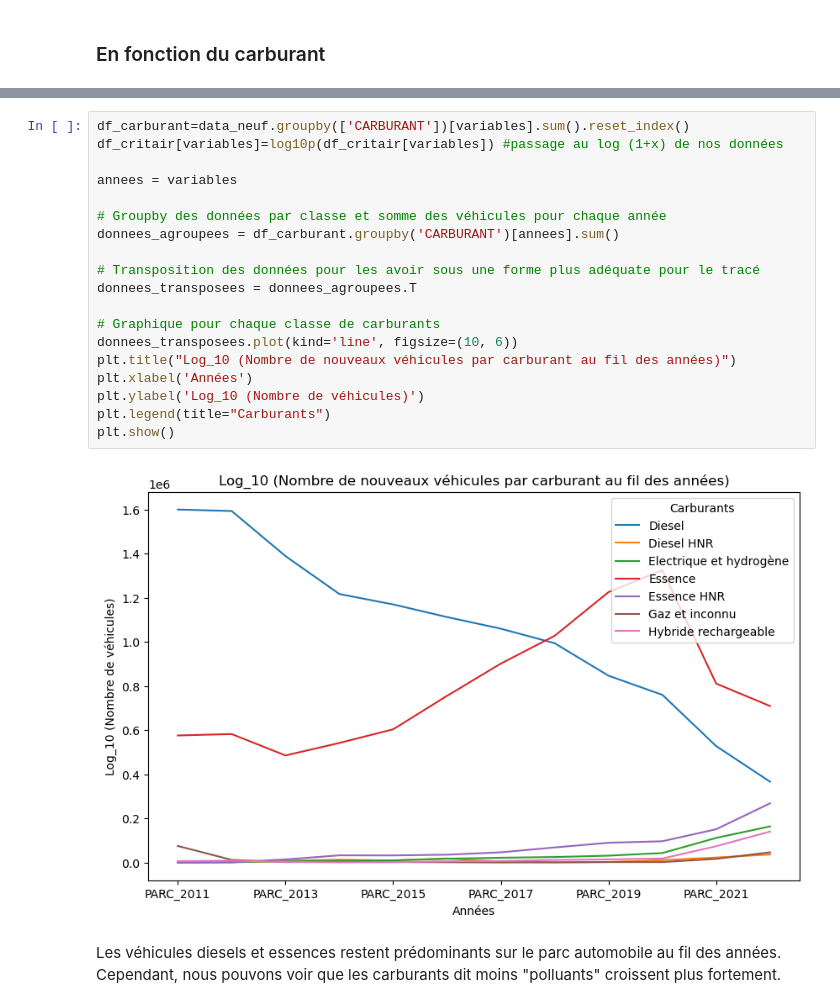
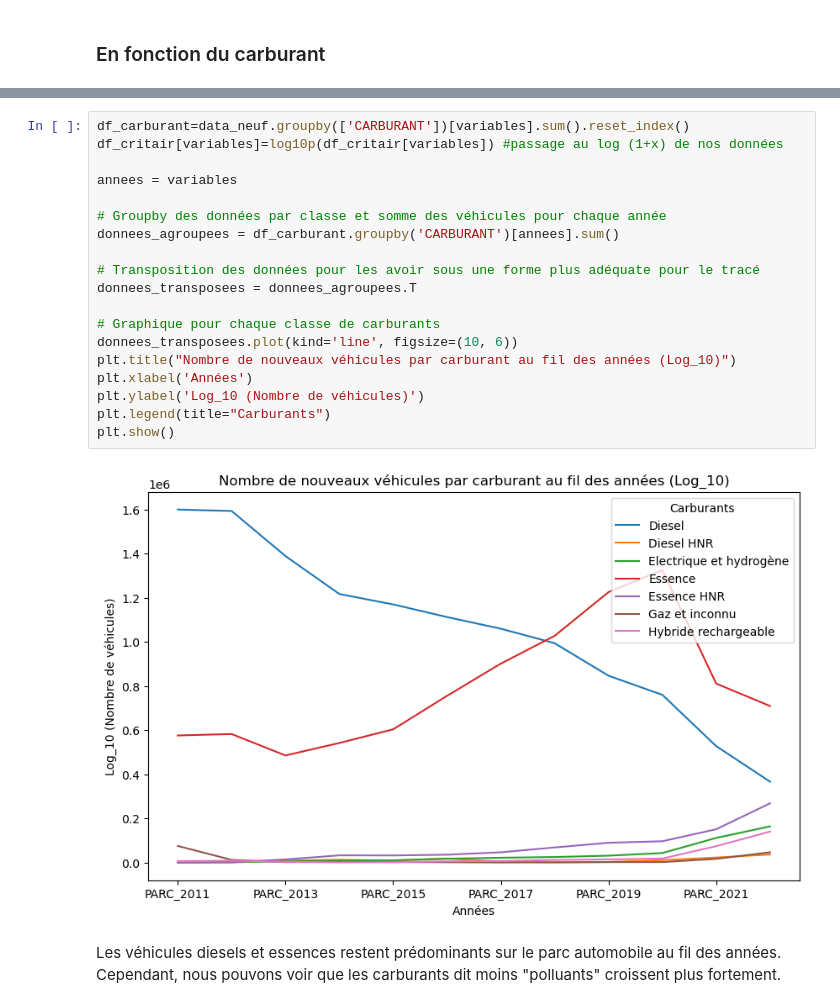
Before and after one commit to TheoLBTN/Projet-Python, a Jupyter notebook: Stat_descriptivesV2.ipynb, the cells around one changed output, grey strips where cells are left out. Drawn from its saved outputs; the diff is of its cells as text.

```diff
--- a/Stat_descriptivesV2.ipynb
+++ b/Stat_descriptivesV2.ipynb
@@ -301,24 +301,24 @@ data_neuf.groupby(['CARBURANT'])[variables].sum()
 # %%
 df_carburant=data_neuf.groupby(['CARBURANT'])[variables].sum().reset_index()
 df_critair[variables]=log10p(df_critair[variables]) #passage au log (1+x) de nos données
 
 annees = variables
 
 # Groupby des données par classe et somme des véhicules pour chaque année
 donnees_agroupees = df_carburant.groupby('CARBURANT')[annees].sum()
 
 # Transposition des données pour les avoir sous une forme plus adéquate pour le tracé
 donnees_transposees = donnees_agroupees.T
 
 # Graphique pour chaque classe de carburants
 donnees_transposees.plot(kind='line', figsize=(10, 6))
-plt.title("Log_10 (Nombre de nouveaux véhicules par carburant au fil des années)")
+plt.title("Nombre de nouveaux véhicules par carburant au fil des années (Log_10)")
 plt.xlabel('Années')
 plt.ylabel('Log_10 (Nombre de véhicules)')
 plt.legend(title="Carburants")
 plt.show()
 # %% [output]
-[figure, old version]
+[figure, new version]
 # %% [markdown]
 Les véhicules diesels et essences restent prédominants sur le parc automobile au fil des années. Cependant, nous pouvons voir que les carburants dit moins "polluants" croissent plus fortement.
 # %% [markdown]
```
Also changed, not shown: parts of 1 cell of this notebook, 2 other files.
